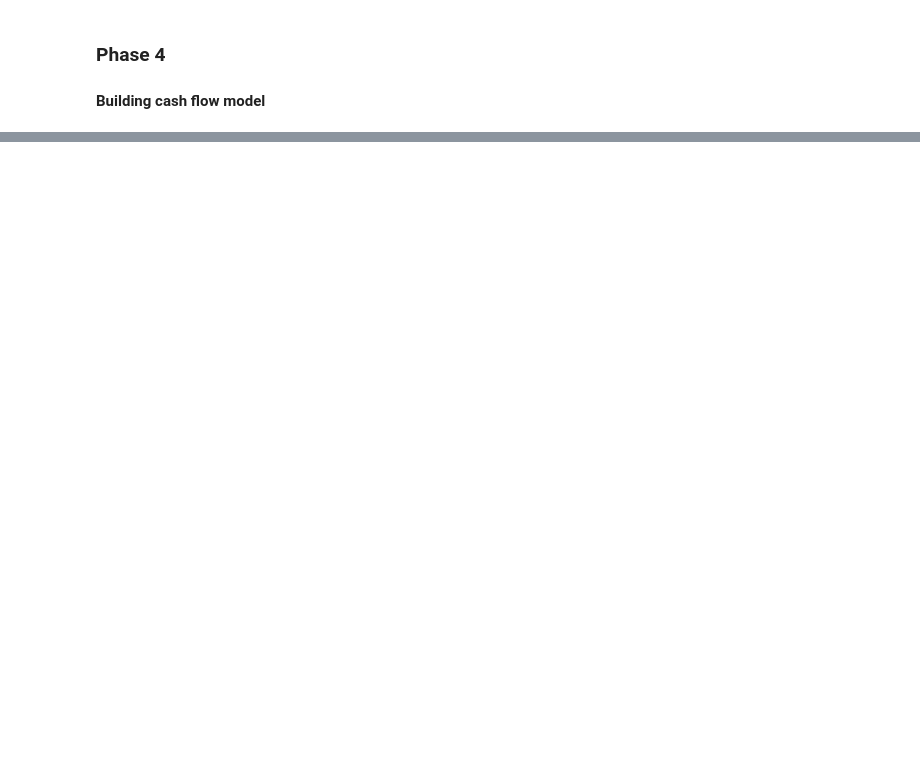
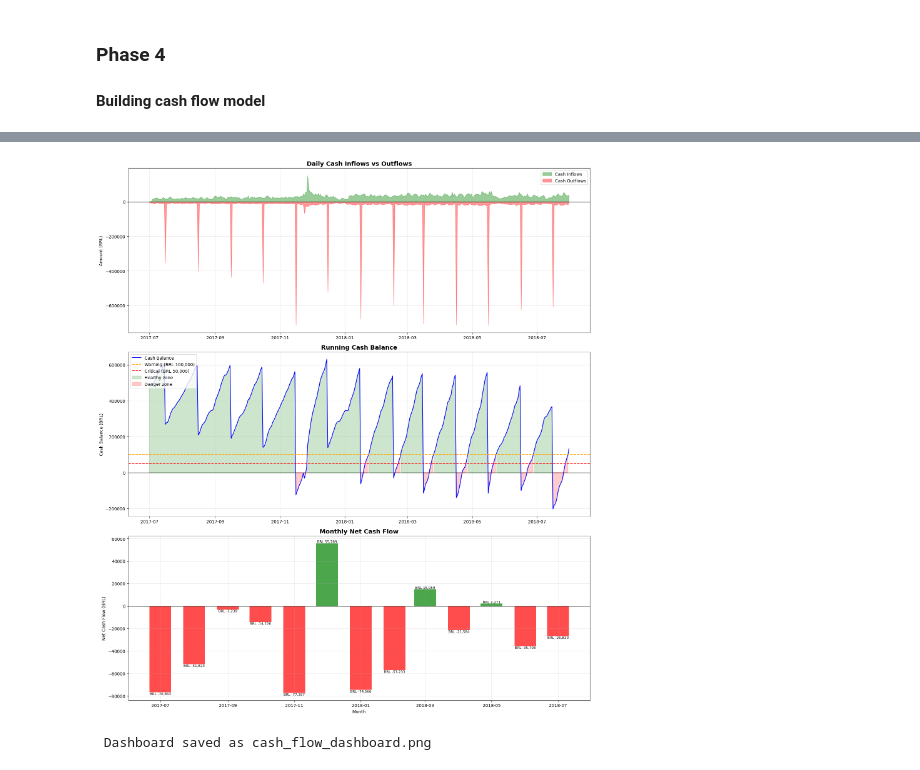
Before and after one commit to Jeremp10/datacleaning, a Jupyter notebook: notebooks/test.ipynb, the cells around one changed output, grey strips where cells are left out. Drawn from its saved outputs; the diff is of its cells as text; code cells hidden in the pictures; blank space fills up the shorter version.

```diff
--- a/notebooks/test.ipynb
+++ b/notebooks/test.ipynb
@@ -1021,0 +1066,16 @@ Date of highest cash: 2017-07-15 00:00:00
+# %%
+# Aggregate to monthly for cleaner analysis
+daily_cash_flow['month'] = pd.to_datetime(daily_cash_flow['date']).dt.to_period('M')
+
+monthly_summary = daily_cash_flow.groupby('month').agg(
+    total_inflows=('net_cash_inflow', 'sum'),
+    total_outflows=('total_outflows', 'sum'),
+    net_cash_flow=('net_daily_cash_flow', 'sum'),
+    closing_balance=('running_balance', 'last'),
+    lowest_balance=('running_balance', 'min')
+).reset_index()
+
+monthly_summary['month'] = monthly_summary['month'].dt.to_timestamp()
+
+print("\nMonthly Cash Flow Summary:")
+print(monthly_summary.to_string(index=False))
@@ -1021,0 +1098,63 @@ Date of highest cash: 2017-07-15 00:00:00
+# %%
+fig, axes = plt.subplots(3, 1, figsize=(16, 18))
+
+# Chart 1: Daily Cash Inflows vs Outflows
+ax1 = axes[0]
+ax1.fill_between(daily_cash_flow['date'], 0, daily_cash_flow['net_cash_inflow'],
+                 alpha=0.4, color='green', label='Cash Inflows')
+ax1.fill_between(daily_cash_flow['date'], 0, -daily_cash_flow['total_outflows'],
+                 alpha=0.4, color='red', label='Cash Outflows')
+ax1.axhline(y=0, color='black', linewidth=0.8, linestyle='-')
+ax1.set_title('Daily Cash Inflows vs Outflows', fontsize=14, fontweight='bold')
+ax1.set_ylabel('Amount (BRL)')
+ax1.legend()
+ax1.grid(True, alpha=0.3)
+
+# Chart 2: Running Cash Balance
+ax2 = axes[1]
+# Color the line based on health status
+ax2.plot(daily_cash_flow['date'], daily_cash_flow['running_balance'],
+         color='blue', linewidth=1.5, label='Cash Balance')
+ax2.axhline(y=danger_threshold, color='orange', linewidth=1.5,
+            linestyle='--', label=f'Warning (BRL {danger_threshold:,})')
+ax2.axhline(y=critical_threshold, color='red', linewidth=1.5,
+            linestyle='--', label=f'Critical (BRL {critical_threshold:,})')
+ax2.axhline(y=0, color='black', linewidth=1, linestyle='-')
+ax2.fill_between(daily_cash_flow['date'], 0, daily_cash_flow['running_balance'],
+                 where=daily_cash_flow['running_balance'] >= danger_threshold,
+                 alpha=0.2, color='green', label='Healthy zone')
+ax2.fill_between(daily_cash_flow['date'], 0, daily_cash_flow['running_balance'],
+                 where=daily_cash_flow['running_balance'] < danger_threshold,
+                 alpha=0.2, color='red', label='Danger zone')
+ax2.set_title('Running Cash Balance', fontsize=14, fontweight='bold')
+ax2.set_ylabel('Cash Balance (BRL)')
+ax2.legend(loc='upper left')
+ax2.grid(True, alpha=0.3)
+
+# Chart 3: Monthly cash flow
+
+ax3 = axes[2]
+colors = ['green' if x >= 0 else 'red' for x in monthly_summary['net_cash_flow']]
+bars = ax3.bar(monthly_summary['month'], monthly_summary['net_cash_flow'],
+               color=colors, alpha=0.7, width=20)
+ax3.axhline(y=0, color='black', linewidth=0.8)
+ax3.set_title('Monthly Net Cash Flow', fontsize=14, fontweight='bold')
+ax3.set_ylabel('Net Cash Flow (BRL)')
+ax3.set_xlabel('Month')
+
+
+# Add value labels on bars
+for bar, val in zip(bars, monthly_summary['net_cash_flow']):
+    ax3.text(bar.get_x() + bar.get_width()/2., bar.get_height(),
+             f'BRL {val:,.0f}', ha='center',
+             va='bottom' if val >= 0 else 'top', fontsize=8)
+
+ax3.grid(True, alpha=0.3)
+
+plt.tight_layout()
+plt.savefig('cash_flow_dashboard.png', dpi=150, bbox_inches='tight')
+plt.show()
+print("\n Dashboard saved as cash_flow_dashboard.png")
+# %% [output]
+[figure, added]
+ Dashboard saved as cash_flow_dashboard.png
```
Also changed, not shown: parts of 17 cells of this notebook, 4 other files.
